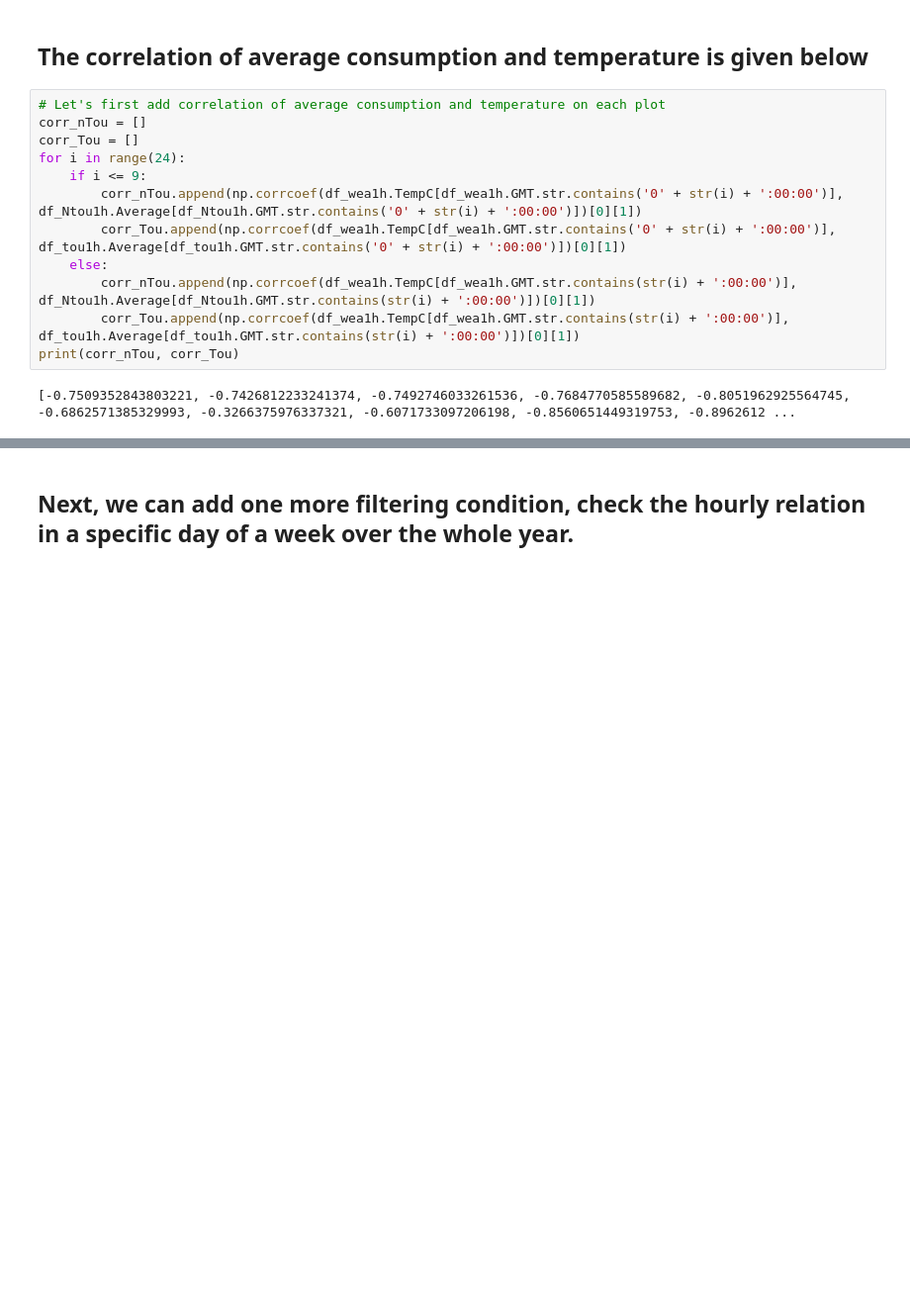
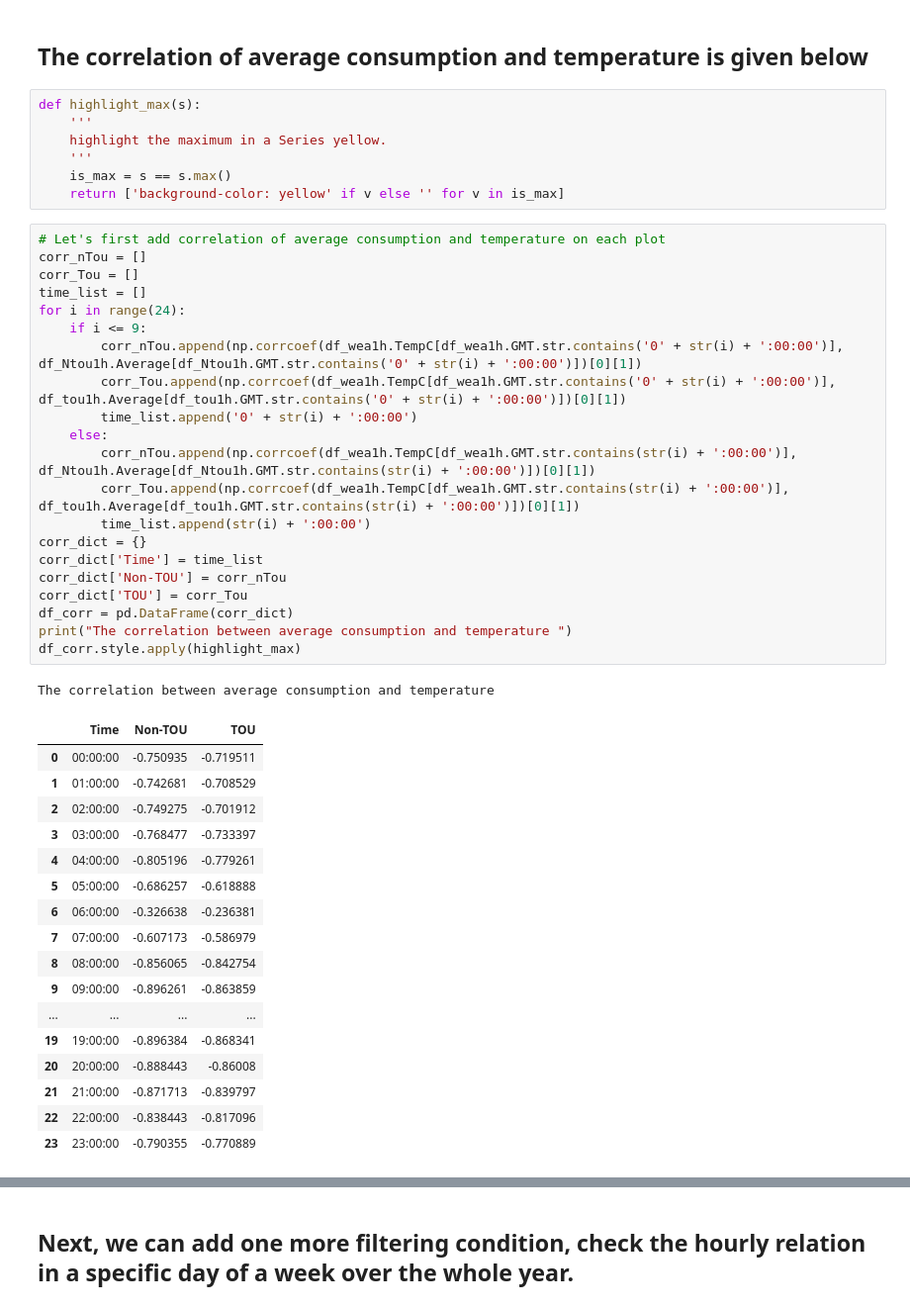
Before and after one commit to robinsxdgi/Demand-Response, a Jupyter notebook: PreferenceLearning.ipynb, the cells around one changed output, grey strips where cells are left out. Shown at 99% size. Drawn from its saved outputs; the diff is of its cells as text; blank space fills up the shorter version.

```diff
--- a/PreferenceLearning.ipynb
+++ b/PreferenceLearning.ipynb
@@ -529,18 +529,51 @@ plt.tight_layout()
 # plt.tight_layout()
 # %% [markdown]
 ## The correlation of average consumption and temperature is given below
+# %%
+def highlight_max(s):
+    '''
+    highlight the maximum in a Series yellow.
+    '''
+    is_max = s == s.max()
+    return ['background-color: yellow' if v else '' for v in is_max]
 # %%
 # Let's first add correlation of average consumption and temperature on each plot
 corr_nTou = []
 corr_Tou = []
+time_list = []
 for i in range(24):
     if i <= 9:
         corr_nTou.append(np.corrcoef(df_wea1h.TempC[df_wea1h.GMT.str.contains('0' + str(i) + ':00:00')], df_Ntou1h.Average[df_Ntou1h.GMT.str.contains('0' + str(i) + ':00:00')])[0][1])
         corr_Tou.append(np.corrcoef(df_wea1h.TempC[df_wea1h.GMT.str.contains('0' + str(i) + ':00:00')], df_tou1h.Average[df_tou1h.GMT.str.contains('0' + str(i) + ':00:00')])[0][1])
+        time_list.append('0' + str(i) + ':00:00')
     else:
         corr_nTou.append(np.corrcoef(df_wea1h.TempC[df_wea1h.GMT.str.contains(str(i) + ':00:00')], df_Ntou1h.Average[df_Ntou1h.GMT.str.contains(str(i) + ':00:00')])[0][1])
         corr_Tou.append(np.corrcoef(df_wea1h.TempC[df_wea1h.GMT.str.contains(str(i) + ':00:00')], df_tou1h.Average[df_tou1h.GMT.str.contains(str(i) + ':00:00')])[0][1])
-print(corr_nTou, corr_Tou)
+        time_list.append(str(i) + ':00:00')
+corr_dict = {}
+corr_dict['Time'] = time_list
+corr_dict['Non-TOU'] = corr_nTou
+corr_dict['TOU'] = corr_Tou
+df_corr = pd.DataFrame(corr_dict)
+print("The correlation between average consumption and temperature ")
+df_corr.style.apply(highlight_max)
 # %% [output]
-[-0.7509352843803221, -0.7426812233241374, -0.7492746033261536, -0.7684770585589682, -0.8051962925564745, -0.6862571385329993, -0.3266375976337321, -0.6071733097206198, -0.8560651449319753, -0.8962612 ...
+The correlation between average consumption and temperature
+|  | Time | Non-TOU | TOU |
+| 0 | 00:00:00 | -0.750935 | -0.719511 |
+| 1 | 01:00:00 | -0.742681 | -0.708529 |
+| 2 | 02:00:00 | -0.749275 | -0.701912 |
+| 3 | 03:00:00 | -0.768477 | -0.733397 |
+| 4 | 04:00:00 | -0.805196 | -0.779261 |
+| 5 | 05:00:00 | -0.686257 | -0.618888 |
+| 6 | 06:00:00 | -0.326638 | -0.236381 |
+| 7 | 07:00:00 | -0.607173 | -0.586979 |
+| 8 | 08:00:00 | -0.856065 | -0.842754 |
+| 9 | 09:00:00 | -0.896261 | -0.863859 |
+| ... | ... | ... | ... |
+| 19 | 19:00:00 | -0.896384 | -0.868341 |
+| 20 | 20:00:00 | -0.888443 | -0.86008 |
+| 21 | 21:00:00 | -0.871713 | -0.839797 |
+| 22 | 22:00:00 | -0.838443 | -0.817096 |
+| 23 | 23:00:00 | -0.790355 | -0.770889 |
 # %% [markdown]
```
Also changed, not shown: parts of 5 cells of this notebook.
